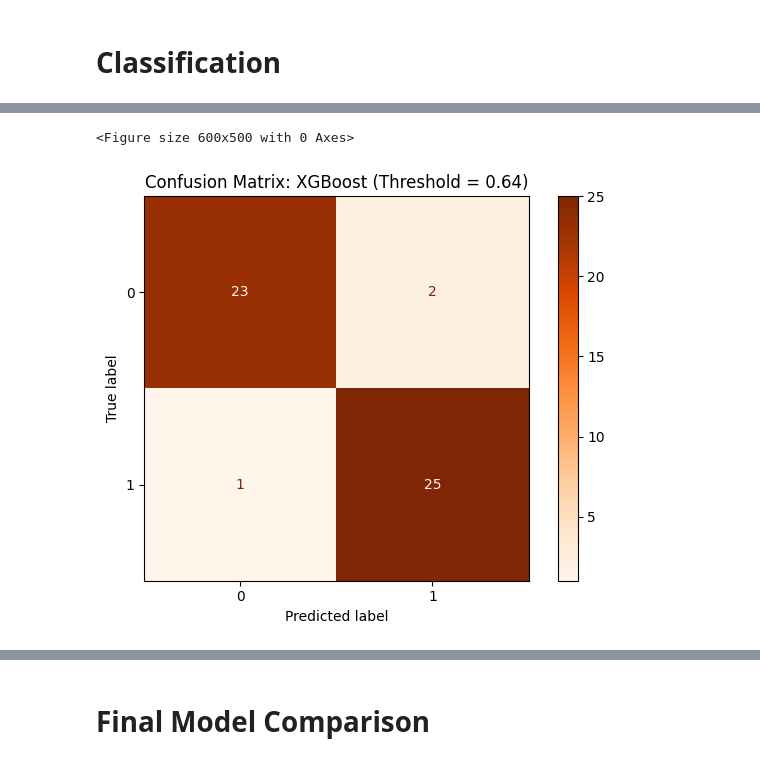
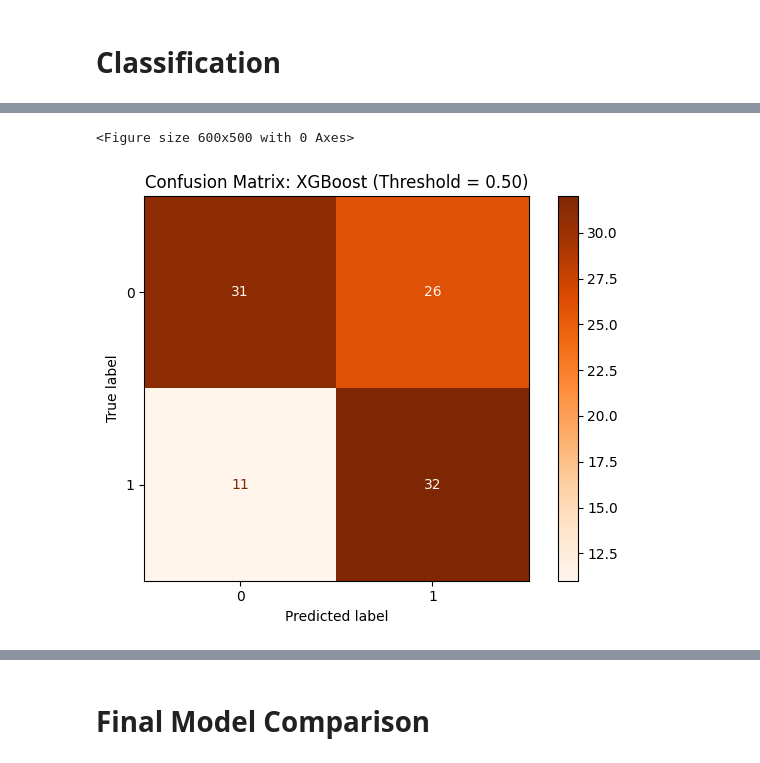
Before and after one commit to safiyenarman/DSA210-Project, a Jupyter notebook: main_notebook.ipynb, the cells around one changed output, grey strips where cells are left out. Cells and saved outputs as stored; diff of their text form; code cells hidden in the pictures.

```diff
--- a/main_notebook.ipynb
+++ b/main_notebook.ipynb
@@ -896,10 +903,17 @@ Overall, XGBoost performed with remarkable accuracy and offered competitive resu
 # %%
-top_threshold = merged_df["SDG Score"].quantile(0.75)
-bottom_threshold = merged_df["SDG Score"].quantile(0.25)
+top_threshold = merged_df["SDG Score"].quantile(0.5)
+bottom_threshold = merged_df["SDG Score"].quantile(0.5)
 
-merged_df["Binary_SDG"] = merged_df["SDG Score"].apply(
-    lambda x: 0 if x >= top_threshold else (1 if x <= bottom_threshold else None)
-)
+def label_sdg(score):
+    if score >= top_threshold:
+        return 0
+    elif score <= bottom_threshold:
+        return 1
+    else:
+        return None
+
+merged_df["Binary_SDG"] = merged_df["SDG Score"].apply(label_sdg)
+
 
 filtered_df = merged_df.dropna(subset=["Binary_SDG"])
 X_xgb = filtered_df[["Happiness score", "Year"]]
@@ -912,20 +926,20 @@ X_train_xgb, X_test_xgb, y_train_xgb, y_test_xgb = train_test_split(
 xgb_model = XGBClassifier(eval_metric='logloss', random_state=42)
 xgb_model.fit(X_train_xgb, y_train_xgb)
 
+y_pred_xb = xgb_model.predict(X_test_xgb)
 y_proba_xgb = xgb_model.predict_proba(X_test_xgb)[:, 1]
-y_pred_xgb = (y_proba_xgb >= 0.64).astype(int)
 
-tn_xgb, fp_xgb, fn_xgb, tp_xgb = confusion_matrix(y_test_xgb, y_pred_xgb).ravel()
+tn_xgb, fp_xgb, fn_xgb, tp_xgb = confusion_matrix(y_test_xgb, y_pred_xb).ravel()
 
 prevalence_xgb = y_test_xgb.mean()
-precision_xgb = precision_score(y_test_xgb, y_pred_xgb)
-recall_xgb = recall_score(y_test_xgb, y_pred_xgb)
+precision_xgb = precision_score(y_test_xgb, y_pred_xb)
+recall_xgb = recall_score(y_test_xgb, y_pred_xb)
 specificity_xgb = tn_xgb / (tn_xgb + fp_xgb)
-accuracy_xgb = accuracy_score(y_test_xgb, y_pred_xgb)
+accuracy_xgb = accuracy_score(y_test_xgb, y_pred_xb)
 roc_auc_xgb = roc_auc_score(y_test_xgb, y_proba_xgb)
-f1_xgb = f1_score(y_test_xgb, y_pred_xgb)
+f1_xgb = f1_score(y_test_xgb, y_pred_xb)
 
-report_xgb = classification_report(y_test_xgb, y_pred_xgb, output_dict=True)
+report_xgb = classification_report(y_test_xgb, y_pred_xb, output_dict=True)
 weighted_xgb = report_xgb["weighted avg"]
 
 metrics_summary_xgb = pd.DataFrame({
@@ -977,11 +984,11 @@ Despite these few misclassifications, the results were highly balanced and accur
 # %%
 # Confusion Matrix
 plt.figure(figsize=(6, 5))
-ConfusionMatrixDisplay.from_predictions(y_test_xgb, y_pred_xgb, cmap='Oranges')
-plt.title("Confusion Matrix: XGBoost (Threshold = 0.64)")
+ConfusionMatrixDisplay.from_predictions(y_test_xgb, y_pred_xb, cmap='Oranges')
+plt.title("Confusion Matrix: XGBoost (Threshold = 0.50)")
 plt.grid(False)
 plt.tight_layout()
 plt.show()
 # %% [output]
 <Figure size 600x500 with 0 Axes>
-[figure, old version]
+[figure, new version]
```
Also changed, not shown: parts of 30 cells of this notebook.
